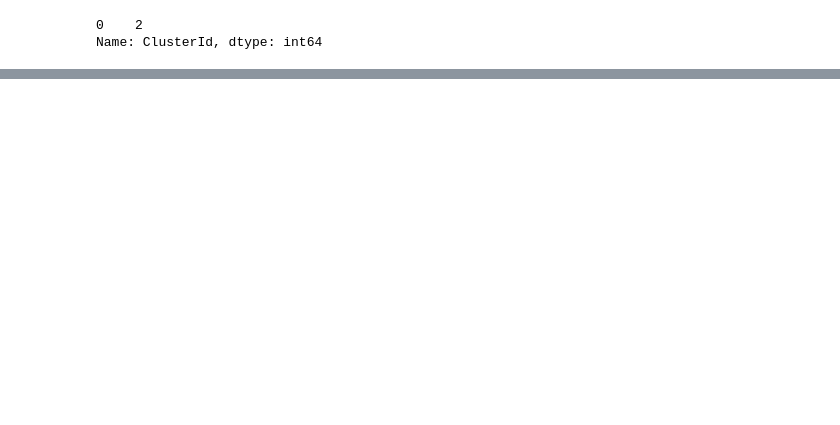
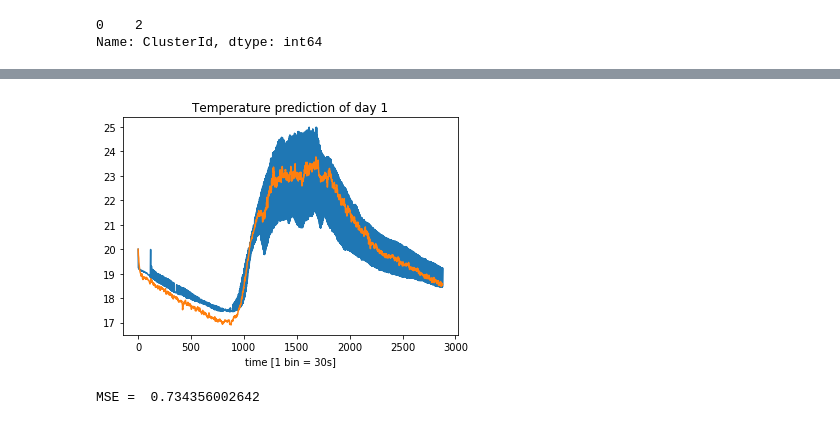
Before and after one commit to denguir/Scalable-distributed-online-forecasting-system-for-missing-error-measurements, a Jupyter notebook: notebooks/KafkaSparkStreamingRLS/ClusterReceiveRLS.ipynb, the cells around one changed output, grey strips where cells are left out. Cells and saved outputs as stored; diff of their text form; code cells hidden in the pictures; blank space fills up the shorter version.

```diff
--- a/notebooks/KafkaSparkStreamingRLS/ClusterReceiveRLS.ipynb
+++ b/notebooks/KafkaSparkStreamingRLS/ClusterReceiveRLS.ipynb
@@ -256,0 +237,33 @@ Time: 2019-05-29 15:51:05
+# %%
+yhat = []
+ytrue = []
+time = []
+err2 = []
+for rdd in state_global:
+    for pred in rdd:
+        alpha, EMA, MSSE, N, err_2, y_true, bin = pred[1]
+        yhat.append(EMA)
+        ytrue.append(y_true)
+        time.append(bin)
+        err2.append(err_2)
+
+import matplotlib.pyplot as plt
+
+time = np.array(time)
+yhat = np.array(yhat)
+ytrue = np.array(ytrue)
+err2 = np.array(err2)
+
+fig1, ax1 = plt.subplots()
+ax1.plot(time, ytrue)
+ax1.set_title("Temperature prediction of day 1")
+ax1.set_xlabel("time [1 bin = 30s]")
+
+ax1.plot(time, yhat)
+#ax1.plot(time, err2)
+plt.show()
+
+print('MSE = ', np.mean(err2))
+# %% [output]
+[figure, added]
+MSE =  0.734356002642
```
Also changed, not shown: parts of 9 cells of this notebook.
